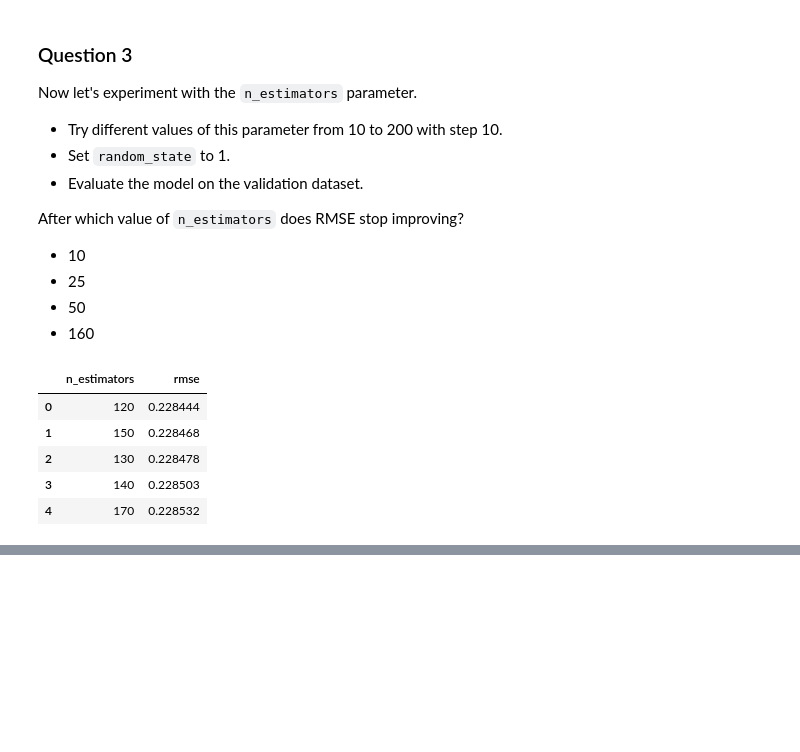
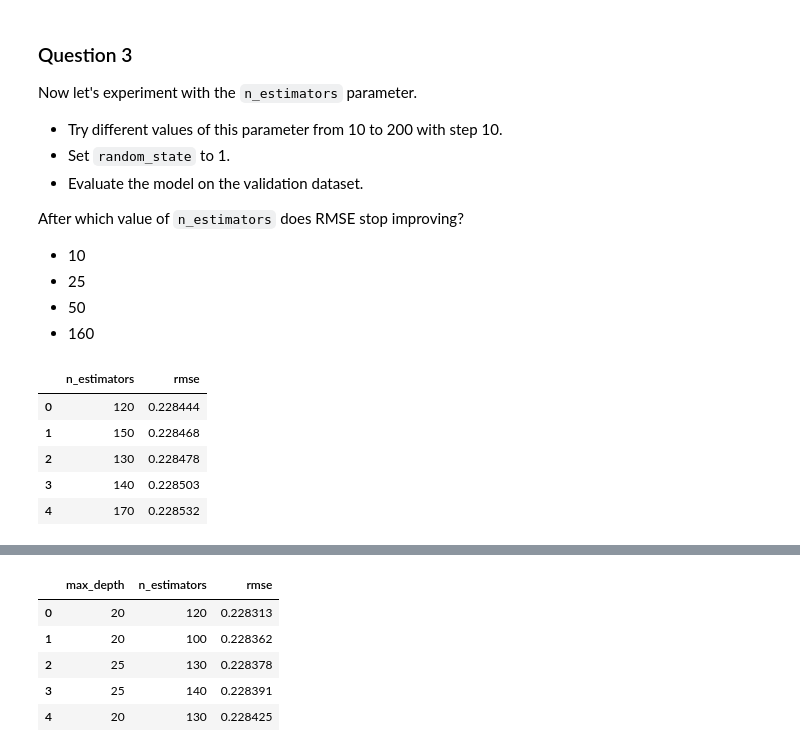
Before and after one commit to capac/ml-zoomcamp, a Jupyter notebook: 2023/homework/06/homework_06.ipynb, the cells around one changed output, grey strips where cells are left out. Drawn from its saved outputs; the diff is of its cells as text; code cells hidden in the pictures; blank space fills up the shorter version.

```diff
--- a/2023/homework/06/homework_06.ipynb
+++ b/2023/homework/06/homework_06.ipynb
@@ -175,0 +191,21 @@ scores_ne_df.head()
+# %%
+with warnings.catch_warnings():
+    warnings.simplefilter(action='ignore', category=FutureWarning)
+    scores_md_ne = []
+    for max_d in range(10, 26, 5):
+        for n_est in range(10, 201, 10):
+            rf = RandomForestRegressor(n_estimators=n_est, max_depth=max_d, n_jobs=-1, random_state=1)
+            rf.fit(X_cat_train, y_train)
+            y_pred = rf.predict(X_cat_val)
+            scores_md_ne.append((max_d, n_est, np.sqrt(mean_squared_error(y_val, y_pred))))
+# %%
+scores_md_ne_df = pd.DataFrame(scores_md_ne, columns=['max_depth', 'n_estimators', 'rmse'])
+scores_md_ne_df = scores_md_ne_df.sort_values(by=['rmse', 'max_depth'], ascending=True).reset_index(drop=True)
+scores_md_ne_df.head()
+# %% [output]
+|  | max_depth | n_estimators | rmse |
+| 0 | 20 | 120 | 0.228313 |
+| 1 | 20 | 100 | 0.228362 |
+| 2 | 25 | 130 | 0.228378 |
+| 3 | 25 | 140 | 0.228391 |
+| 4 | 20 | 130 | 0.228425 |
```
Also changed, not shown: parts of 1 cell of this notebook.
